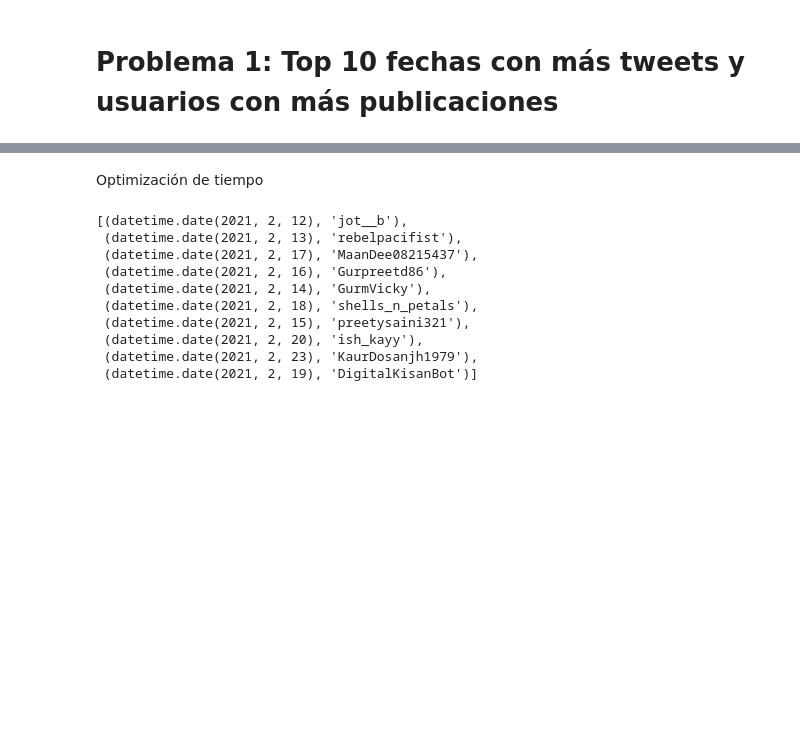
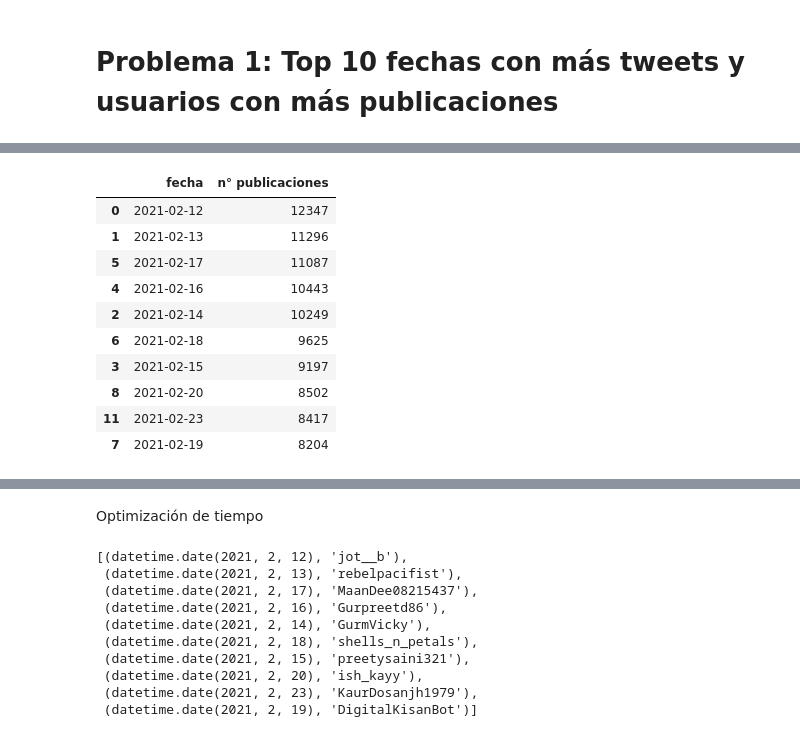
Before and after one commit to Pjerez98/LATAM-challenge, a Jupyter notebook: challenge.ipynb, the cells around one changed output, grey strips where cells are left out. Drawn from its saved outputs; the diff is of its cells as text; code cells hidden in the pictures; blank space fills up the shorter version.

```diff
--- a/challenge.ipynb
+++ b/challenge.ipynb
@@ -37,0 +136,22 @@ from load_tweets import load_tweets
+# %%
+# Agrupar por fecha y obtener top 10
+top_10_fecha = df_tweets.groupby(['fecha']).agg({'id_tweet':'count'}).reset_index().sort_values(by='id_tweet',ascending=False).head(10)
+top_10_fecha.columns = ['fecha','n° publicaciones']
+
+# Agrupar por usuario y obtener top 10
+top_10_user = df_tweets.groupby(['username']).agg({'id_tweet':'count'}).reset_index().sort_values(by='id_tweet',ascending=False).head(10)
+top_10_user.columns = ['username','n° publicaciones']
+# %%
+top_10_fecha
+# %% [output]
+|  | fecha | n° publicaciones |
+| 0 | 2021-02-12 | 12347 |
+| 1 | 2021-02-13 | 11296 |
+| 5 | 2021-02-17 | 11087 |
+| 4 | 2021-02-16 | 10443 |
+| 2 | 2021-02-14 | 10249 |
+| 6 | 2021-02-18 | 9625 |
+| 3 | 2021-02-15 | 9197 |
+| 8 | 2021-02-20 | 8502 |
+| 11 | 2021-02-23 | 8417 |
+| 7 | 2021-02-19 | 8204 |
```
Also changed, not shown: parts of 55 cells of this notebook, 7 other files.
